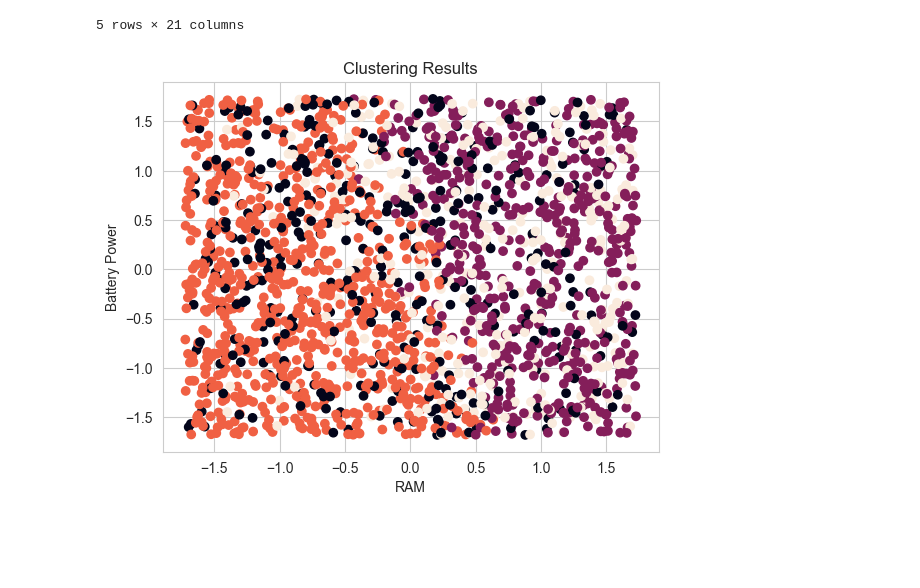
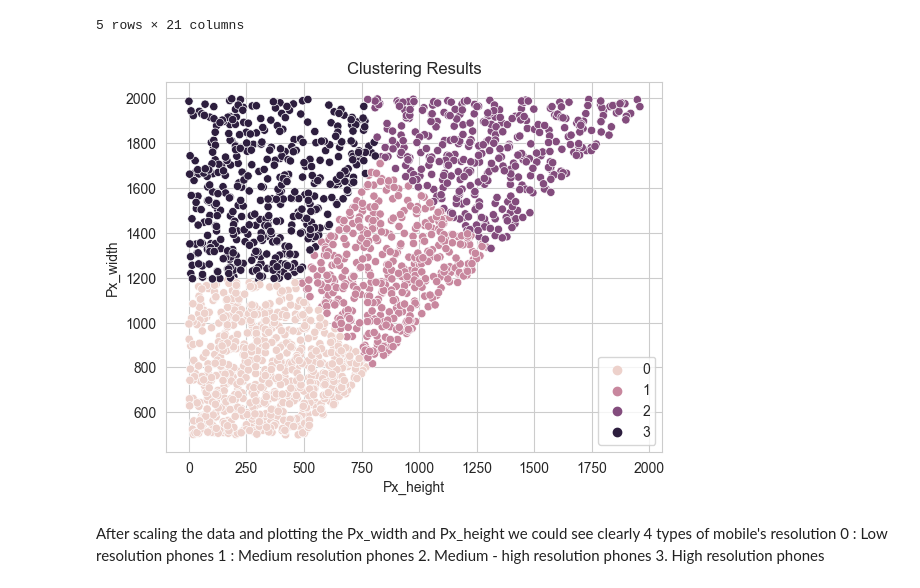
Before and after one commit to andeepl7/MLAssignments, a Jupyter notebook: Q1_EDA_CLUST.ipynb, the cells around one changed output. Drawn from its saved outputs; the diff is of its cells as text; code cells hidden in the pictures; blank space fills up the shorter version.

```diff
--- a/Q1_EDA_CLUST.ipynb
+++ b/Q1_EDA_CLUST.ipynb
@@ -106,29 +105,36 @@ df.head(5)
 | 3 | 615 | 1 | 2.5 | 0 | 0 | 0 | 10 | 0.8 | ... |
 | 4 | 1821 | 1 | 1.2 | 0 | 13 | 1 | 44 | 0.6 | ... |
 5 rows × 21 columns
+# %%
+#K-means method
+selected_columns = ['px_height', 'px_width']
+selected_data = df[selected_columns]
+
+# Standardize the data
+scaler = StandardScaler()
+scaled_data = scaler.fit_transform(selected_data)
 # %%
-#K-means method
-selected_columns = ['battery_power', 'clock_speed', 'front_camera', 'internal_memory', 'n_cores', 'primary_camera', 'px_height', 'px_width', 'ram', 'screen_height', 'screen_width', 'talk_time', 'price_range']
-selected_data = df[selected_columns]
-
-# Standardize the data
-scaler = StandardScaler()
-scaled_data = scaler.fit_transform(selected_data)
-#Building a block
 try:
     # Perform clustering
     kmeans = KMeans(n_clusters=4, random_state=42)
     kmeans.fit(scaled_data)
     labels = kmeans.labels_
 
     # Plot the results
-    plt.scatter(scaled_data[:, 8], scaled_data[:, 0], c=labels)
-    plt.xlabel('RAM')
-    plt.ylabel('Battery Power')
+
+    sns.scatterplot(data=selected_data, x='px_height', y='px_width', hue=labels)
+    plt.xlabel('Px_height')
+    plt.ylabel('Px_width')
     plt.title('Clustering Results')
     plt.show()
 
 except:
     print("Error performing clustering")
 # %% [output]
-[figure, old version]
+[figure, new version]
+# %% [markdown]
+After scaling the data and plotting the Px_width and Px_height we could see clearly 4 types of mobile's resolution
+0 : Low resolution phones
+1 : Medium resolution phones
+2. Medium - high resolution phones
+3. High  resolution phones
```
Also changed, not shown: parts of 2 cells of this notebook.
